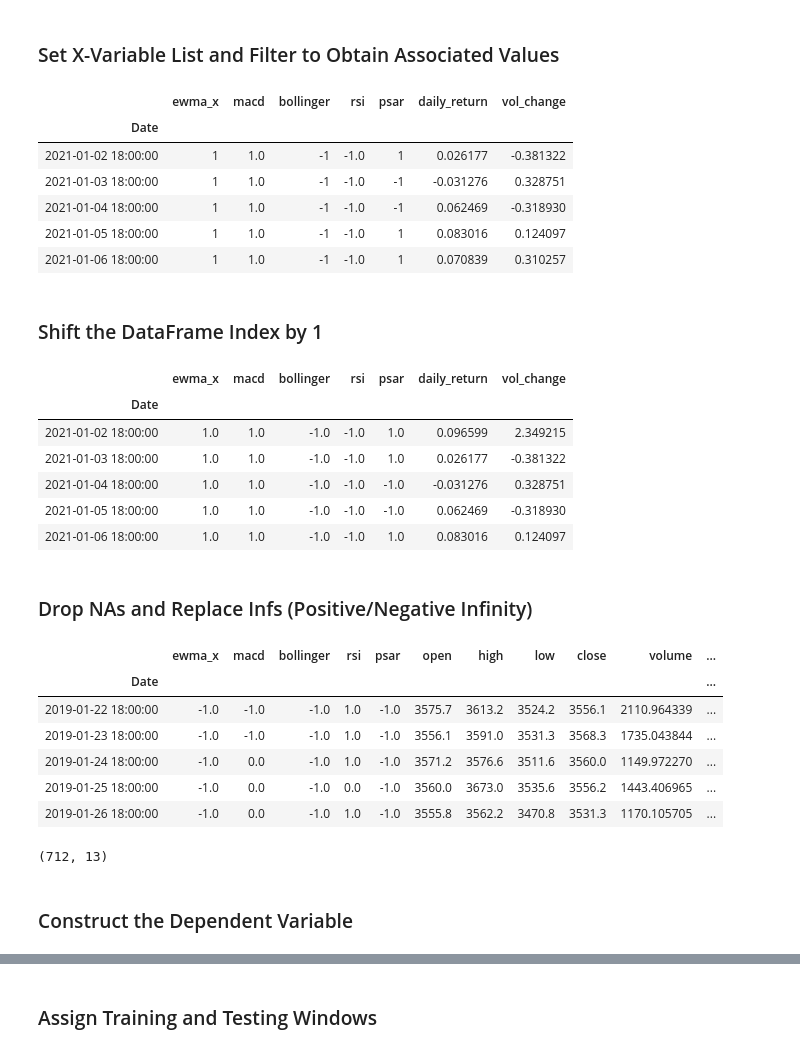
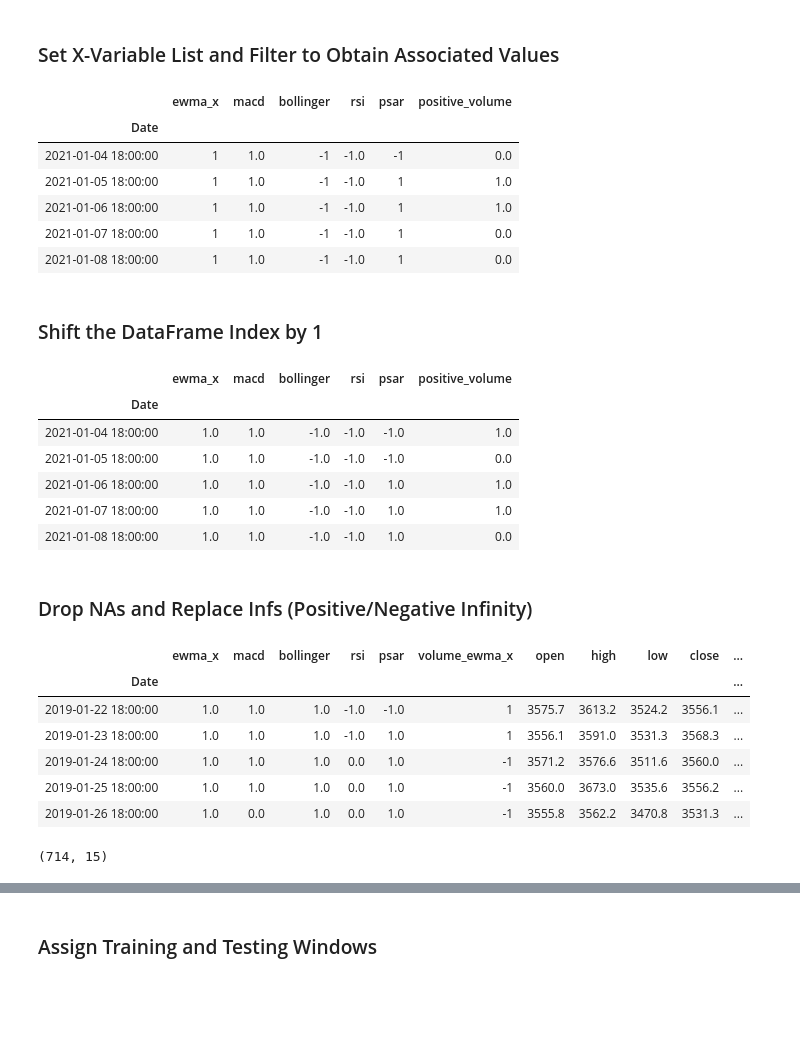
Before and after one commit to stew1922/Crypto_Bandyts, a Jupyter notebook: libs/notebooks/rfm_crypto1.ipynb, the cells around one changed output, grey strips where cells are left out. Cells and saved outputs as stored; diff of their text form; code cells hidden in the pictures; blank space fills up the shorter version.

```diff
--- a/libs/notebooks/rfm_crypto1.ipynb
+++ b/libs/notebooks/rfm_crypto1.ipynb
@@ -104,0 +105,6 @@ trading_signals_df.head()
+# %%
+# Construct the dependent variable y where if daily return is greater than 0, then 1, else, 0.
+
+trading_signals_df['positive_return'] = np.where(trading_signals_df['daily_return'] > 0, 1.0, 0.0)
+trading_signals_df['positive_volume'] = np.where(trading_signals_df['vol_change'] > 0, 1.0, 0.0)
+trading_signals_df.head()
@@ -106,18 +120,18 @@ trading_signals_df.head()
 ### Set X-Variable List and Filter to Obtain Associated Values
 # %%
 # Set X variable list of features
-x_var_list = ['ewma_x', 'macd', 'bollinger', 'rsi', 'psar', 'daily_return', 'vol_change']
+x_var_list = ['ewma_x', 'macd', 'bollinger', 'rsi', 'psar', 'positive_volume']
 
 # Filter by x-variable list
 trading_signals_df[x_var_list].tail()
 # %% [output]
-|  | ewma_x | macd | bollinger | rsi | psar | daily_return | vol_change |
-| Date |  |  |  |  |  |  |  |
-| 2021-01-02 18:00:00 | 1 | 1.0 | -1 | -1.0 | 1 | 0.026177 | -0.381322 |
-| 2021-01-03 18:00:00 | 1 | 1.0 | -1 | -1.0 | -1 | -0.031276 | 0.328751 |
-| 2021-01-04 18:00:00 | 1 | 1.0 | -1 | -1.0 | -1 | 0.062469 | -0.318930 |
-| 2021-01-05 18:00:00 | 1 | 1.0 | -1 | -1.0 | 1 | 0.083016 | 0.124097 |
-| 2021-01-06 18:00:00 | 1 | 1.0 | -1 | -1.0 | 1 | 0.070839 | 0.310257 |
+|  | ewma_x | macd | bollinger | rsi | psar | positive_volume |
+| Date |  |  |  |  |  |  |
+| 2021-01-04 18:00:00 | 1 | 1.0 | -1 | -1.0 | -1 | 0.0 |
+| 2021-01-05 18:00:00 | 1 | 1.0 | -1 | -1.0 | 1 | 1.0 |
+| 2021-01-06 18:00:00 | 1 | 1.0 | -1 | -1.0 | 1 | 1.0 |
+| 2021-01-07 18:00:00 | 1 | 1.0 | -1 | -1.0 | 1 | 0.0 |
+| 2021-01-08 18:00:00 | 1 | 1.0 | -1 | -1.0 | 1 | 0.0 |
 # %% [markdown]
 ### Shift the DataFrame Index by 1
 # %%
@@ -125,13 +139,13 @@ trading_signals_df[x_var_list].tail()
 trading_signals_df[x_var_list] = trading_signals_df[x_var_list].shift(1)
 trading_signals_df[x_var_list].tail()
 # %% [output]
-|  | ewma_x | macd | bollinger | rsi | psar | daily_return | vol_change |
-| Date |  |  |  |  |  |  |  |
-| 2021-01-02 18:00:00 | 1.0 | 1.0 | -1.0 | -1.0 | 1.0 | 0.096599 | 2.349215 |
-| 2021-01-03 18:00:00 | 1.0 | 1.0 | -1.0 | -1.0 | 1.0 | 0.026177 | -0.381322 |
-| 2021-01-04 18:00:00 | 1.0 | 1.0 | -1.0 | -1.0 | -1.0 | -0.031276 | 0.328751 |
-| 2021-01-05 18:00:00 | 1.0 | 1.0 | -1.0 | -1.0 | -1.0 | 0.062469 | -0.318930 |
-| 2021-01-06 18:00:00 | 1.0 | 1.0 | -1.0 | -1.0 | 1.0 | 0.083016 | 0.124097 |
+|  | ewma_x | macd | bollinger | rsi | psar | positive_volume |
+| Date |  |  |  |  |  |  |
+| 2021-01-04 18:00:00 | 1.0 | 1.0 | -1.0 | -1.0 | -1.0 | 1.0 |
+| 2021-01-05 18:00:00 | 1.0 | 1.0 | -1.0 | -1.0 | -1.0 | 0.0 |
+| 2021-01-06 18:00:00 | 1.0 | 1.0 | -1.0 | -1.0 | 1.0 | 1.0 |
+| 2021-01-07 18:00:00 | 1.0 | 1.0 | -1.0 | -1.0 | 1.0 | 1.0 |
+| 2021-01-08 18:00:00 | 1.0 | 1.0 | -1.0 | -1.0 | 1.0 | 0.0 |
 # %% [markdown]
 ### Drop NAs and Replace Infs (Positive/Negative Infinity)
 # %%
@@ -141,16 +155,14 @@ trading_signals_df.dropna(subset=['daily_return', 'vol_change'], inplace=True)
 trading_signals_df = trading_signals_df.replace([np.inf, -np.inf], np.nan)
 trading_signals_df.head()
 # %% [output]
-|  | ewma_x | macd | bollinger | rsi | psar | open | high | low | close | volume | ... |
+|  | ewma_x | macd | bollinger | rsi | psar | volume_ewma_x | open | high | low | close | ... |
 | Date |  |  |  |  |  |  |  |  |  |  | ... |
-| 2019-01-22 18:00:00 | -1.0 | -1.0 | -1.0 | 1.0 | -1.0 | 3575.7 | 3613.2 | 3524.2 | 3556.1 | 2110.964339 | ... |
-| 2019-01-23 18:00:00 | -1.0 | -1.0 | -1.0 | 1.0 | -1.0 | 3556.1 | 3591.0 | 3531.3 | 3568.3 | 1735.043844 | ... |
-| 2019-01-24 18:00:00 | -1.0 | 0.0 | -1.0 | 1.0 | -1.0 | 3571.2 | 3576.6 | 3511.6 | 3560.0 | 1149.972270 | ... |
-| 2019-01-25 18:00:00 | -1.0 | 0.0 | -1.0 | 0.0 | -1.0 | 3560.0 | 3673.0 | 3535.6 | 3556.2 | 1443.406965 | ... |
-| 2019-01-26 18:00:00 | -1.0 | 0.0 | -1.0 | 1.0 | -1.0 | 3555.8 | 3562.2 | 3470.8 | 3531.3 | 1170.105705 | ... |
+| 2019-01-22 18:00:00 | 1.0 | 1.0 | 1.0 | -1.0 | -1.0 | 1 | 3575.7 | 3613.2 | 3524.2 | 3556.1 | ... |
+| 2019-01-23 18:00:00 | 1.0 | 1.0 | 1.0 | -1.0 | 1.0 | 1 | 3556.1 | 3591.0 | 3531.3 | 3568.3 | ... |
+| 2019-01-24 18:00:00 | 1.0 | 1.0 | 1.0 | 0.0 | 1.0 | -1 | 3571.2 | 3576.6 | 3511.6 | 3560.0 | ... |
+| 2019-01-25 18:00:00 | 1.0 | 1.0 | 1.0 | 0.0 | 1.0 | -1 | 3560.0 | 3673.0 | 3535.6 | 3556.2 | ... |
+| 2019-01-26 18:00:00 | 1.0 | 0.0 | 1.0 | 0.0 | 1.0 | -1 | 3555.8 | 3562.2 | 3470.8 | 3531.3 | ... |
 # %%
 trading_signals_df.shape
 # %% [output]
-(712, 13)
+(714, 15)
-# %% [markdown]
-### Construct the Dependent Variable
```
Also changed, not shown: parts of 23 cells of this notebook, 3 other files.
